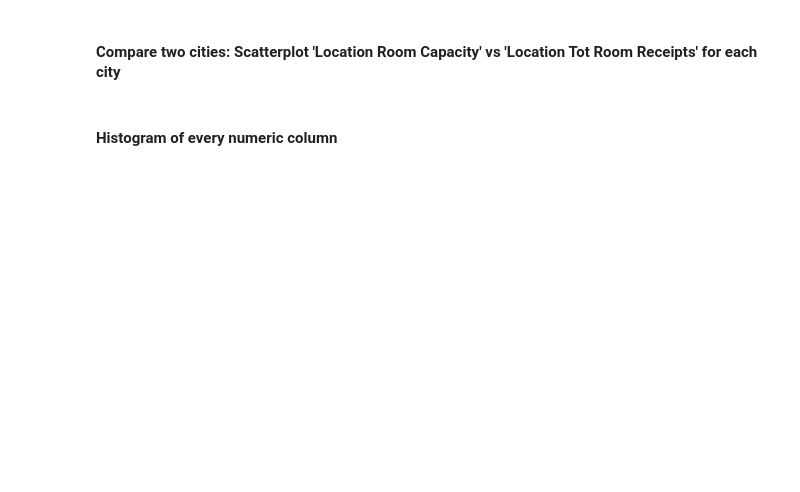
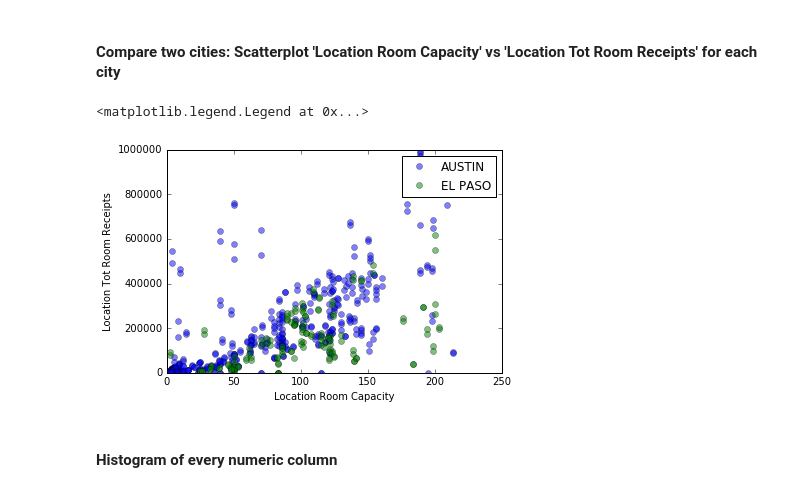
Before and after one commit to ReaBx/stuff, a Jupyter notebook: kungfu/kung_fu.ipynb, the cells around one changed output. Cells and saved outputs as stored; diff of their text form; code cells hidden in the pictures; blank space fills up the shorter version.

```diff
--- a/kungfu/kung_fu.ipynb
+++ b/kungfu/kung_fu.ipynb
@@ -60,6 +114,6 @@ dataframe[rows_of_interest]['Location Room Capacity'].hist(bins=100)
 # IGNORE THIS FOR NOW!
 # Keep commented out. We'll come back here later.
 #
-# print("Orig size:", dataframe.shape)
-# dataframe = dataframe[dataframe['Location Room Capacity'] > 1]
-# print("New size:", dataframe.shape)
+print("Orig size:", dataframe.shape)
+dataframe = dataframe[dataframe['Location Room Capacity'] > 1]
+print("New size:", dataframe.shape)
@@ -108,19 +203,22 @@ scatter_matrix(texas_df[cols_of_interest], figsize=(10, 8));
 # %%
 cities_of_interest = ['AUSTIN', 'EL PASO']
 
 # Scatter plot by city.
 for city in cities_of_interest:
     city_mask = (texas_df['Location City'] == city)
     size_mask = (texas_df['Location Room Capacity'] < 220)
     plt.plot(texas_df[city_mask][size_mask]['Location Room Capacity'],
              texas_df[city_mask][size_mask]['Location Tot Room Receipts'],
              linestyle='',
              marker='o',
-             alpha=1,
+             alpha=.5,
              label=city)
 plt.xlabel('Location Room Capacity')
 plt.ylabel('Location Tot Room Receipts')
 plt.legend(numpoints=1)
+# %% [output]
+<matplotlib.legend.Legend at 0x...>
+[figure, added]
 # %% [markdown]
 #### Histogram of every numeric column
 # %%
```
Also changed, not shown: parts of 22 cells of this notebook.
